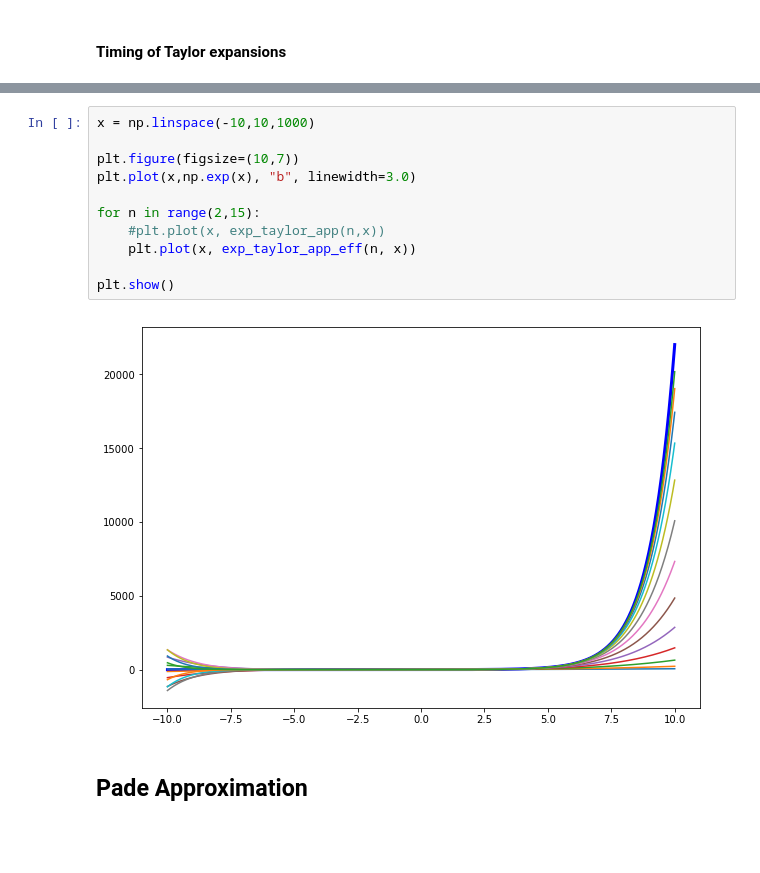
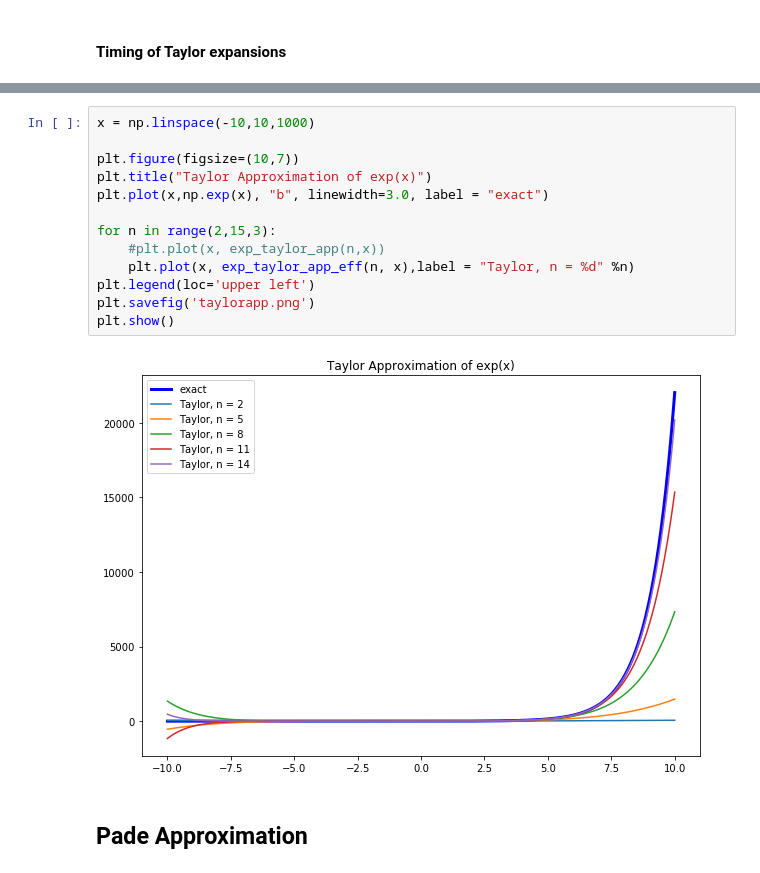
Before and after one commit to denocris/Approximation-Interpolation-Techniques, a Jupyter notebook: Exercises/Day1/day1.ipynb, the cells around one changed output, grey strips where cells are left out. Drawn from its saved outputs; the diff is of its cells as text; blank space fills up the shorter version.

```diff
--- a/Exercises/Day1/day1.ipynb
+++ b/Exercises/Day1/day1.ipynb
@@ -73,16 +73,18 @@ t1: 0.01575      t2: 0.49454     t3: 0.12891     t4: 0.51392
 # %%
 x = np.linspace(-10,10,1000)
 
 plt.figure(figsize=(10,7))
-plt.plot(x,np.exp(x), "b", linewidth=3.0)
+plt.title("Taylor Approximation of exp(x)")
+plt.plot(x,np.exp(x), "b", linewidth=3.0, label = "exact")
 
-for n in range(2,15):
+for n in range(2,15,3):
     #plt.plot(x, exp_taylor_app(n,x))
-    plt.plot(x, exp_taylor_app_eff(n, x))
-
+    plt.plot(x, exp_taylor_app_eff(n, x),label = "Taylor, n = %d" %n)
+plt.legend(loc='upper left')
+plt.savefig('taylorapp.png')
 plt.show()
 # %% [output]
-[figure, old version]
+[figure, new version]
 # %% [markdown]
 ## Pade Approximation
 # %%
```
Also changed, not shown: parts of 3 cells of this notebook, 1 other file.
